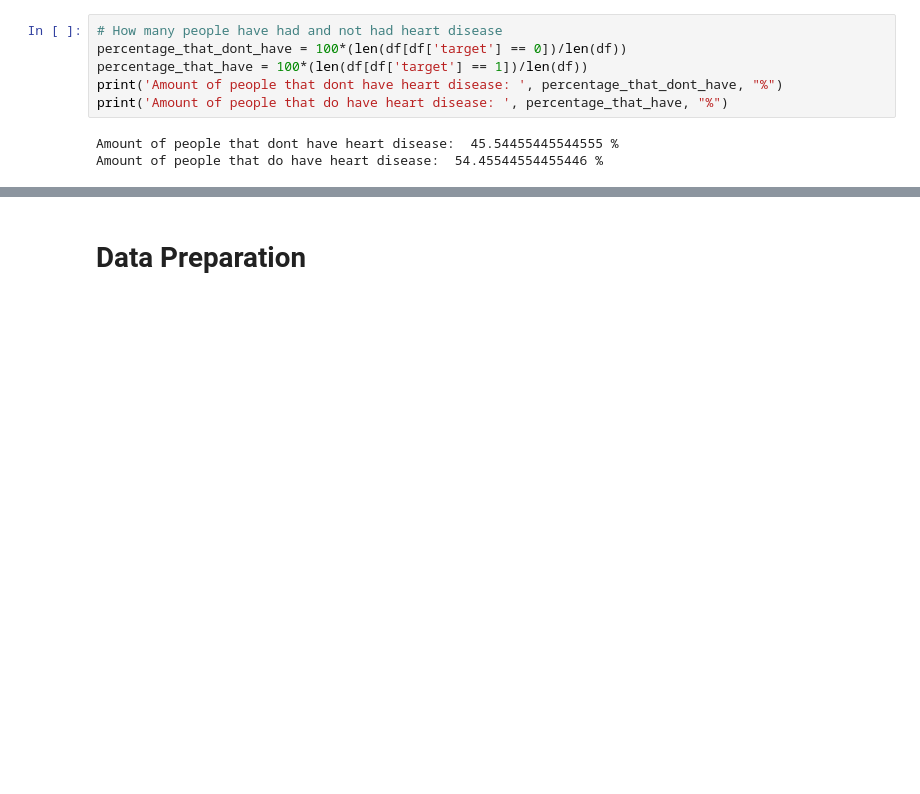
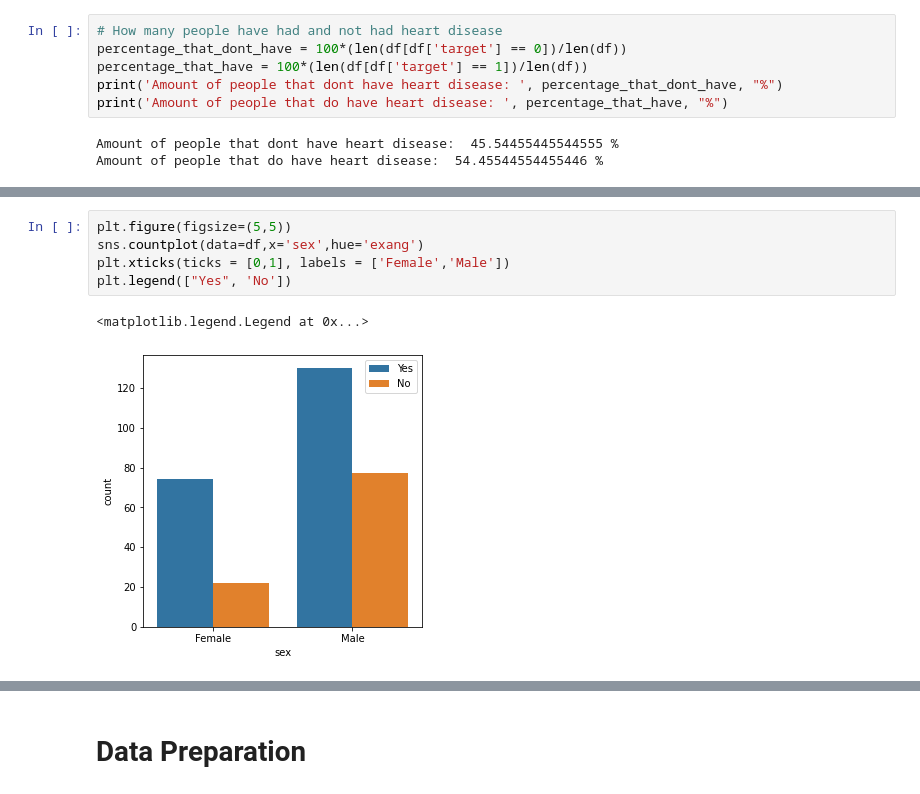
Before and after one commit to Harshal12355/Heart-Disease, a Jupyter notebook: heart.ipynb, the cells around one changed output, grey strips where cells are left out. Drawn from its saved outputs; the diff is of its cells as text; blank space fills up the shorter version.

```diff
--- a/heart.ipynb
+++ b/heart.ipynb
@@ -291,0 +323,8 @@ Name: cp, dtype: int64
+# %%
+plt.figure(figsize=(5,5))
+sns.countplot(data=df,x='sex',hue='exang')
+plt.xticks(ticks = [0,1], labels = ['Female','Male'])
+plt.legend(["Yes", 'No'])
+# %% [output]
+<matplotlib.legend.Legend at 0x...>
+[figure, added]
```
Also changed, not shown: parts of 23 cells of this notebook.
